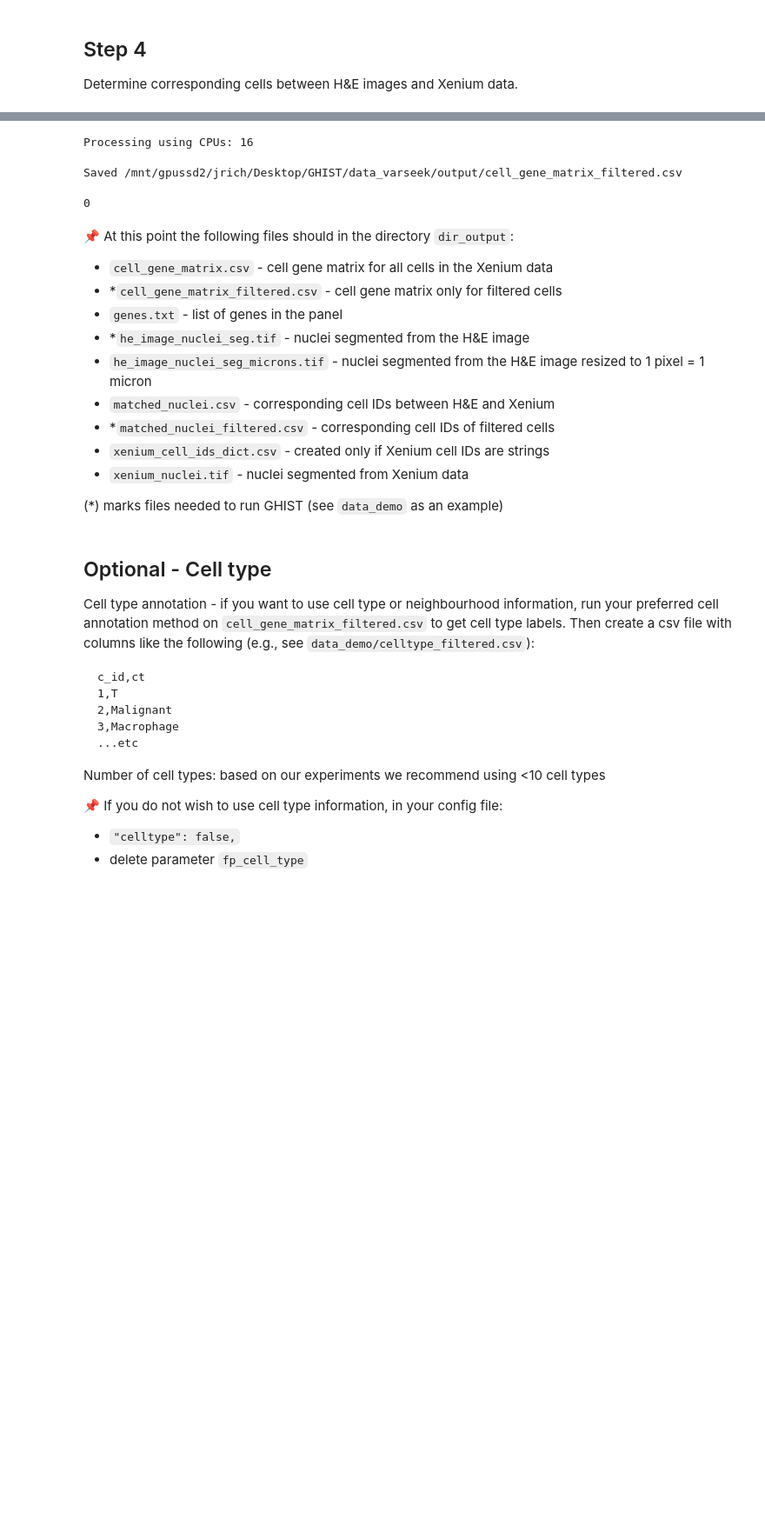
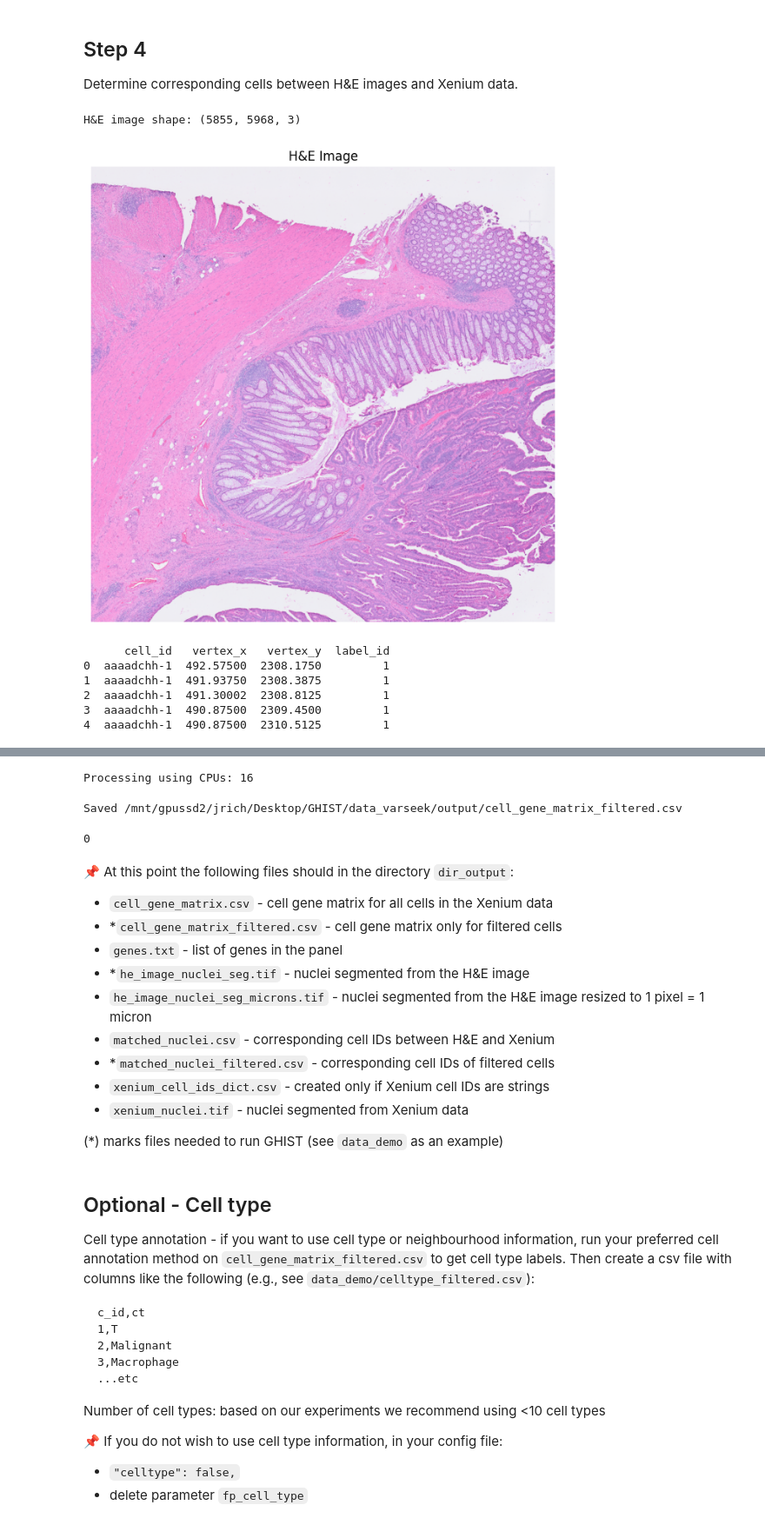
Before and after one commit to josephrich98/GHIST, a Jupyter notebook: varseek_notebooks/1_data_preprocessing.ipynb, the cells around one changed output, grey strips where cells are left out. Shown at 87% size. Drawn from its saved outputs; the diff is of its cells as text; code cells hidden in the pictures; blank space fills up the shorter version.

```diff
--- a/varseek_notebooks/1_data_preprocessing.ipynb
+++ b/varseek_notebooks/1_data_preprocessing.ipynb
@@ -261,3 +242,61 @@ CompletedProcess(args='\nsource /home/jrich/enter/etc/profile.d/conda.sh && cond
 ## Step 4
 
 Determine corresponding cells between H&E images and Xenium data.
+# %%
+import tifffile
+import matplotlib.pyplot as plt
+import pandas as pd
+
+# --------------------------
+# File paths
+# --------------------------
+fp_xenium_img = "/mnt/gpussd2/jrich/Desktop/GHIST/data_varseek/Xenium_V1_Human_Colon_Cancer_P5_CRC_Add_on_FFPE_outs/morphology.ome.tif"
+fp_he_img = "/mnt/gpussd2/jrich/Desktop/GHIST/data_varseek/Xenium_V1_Human_Colon_Cancer_P5_CRC_Add_on_FFPE_outs/he_data/he_image_100MB.tif"
+fp_nuclei = "/mnt/gpussd2/jrich/Desktop/GHIST/data_varseek/Xenium_V1_Human_Colon_Cancer_P5_CRC_Add_on_FFPE_outs/nucleus_boundaries.csv.gz"
+
+# --------------------------
+# 1️⃣ Xenium morphology image
+# --------------------------
+# xenium_img = tifffile.imread(fp_xenium_img)
+# print(f"Xenium morphology shape: {xenium_img.shape}")
+
+# plt.figure(figsize=(8, 8))
+# plt.imshow(xenium_img, cmap="gray")
+# plt.title("Xenium Morphology (DAPI)")
+# plt.axis("off")
+# plt.show()
+
+# --------------------------
+# 2️⃣ H&E image
+# --------------------------
+he_img = tifffile.imread(fp_he_img)
+print(f"H&E image shape: {he_img.shape}")
+
+plt.figure(figsize=(8, 8))
+plt.imshow(he_img)
+plt.title("H&E Image")
+plt.axis("off")
+plt.show()
+
+# --------------------------
+# 3️⃣ Nucleus boundaries
+# --------------------------
+df = pd.read_csv(fp_nuclei, nrows=900_000)
+print(df.head())
+
+plt.figure(figsize=(8, 8))
+for cid, g in df.groupby("cell_id"):
+    plt.plot(g["vertex_x"], g["vertex_y"], linewidth=0.3, alpha=0.6)
+plt.gca().invert_yaxis()  # match image coordinates
+plt.axis("equal")
+plt.title("Xenium Nucleus Boundaries")
+plt.show()
+# %% [output]
+H&E image shape: (5855, 5968, 3)
+[figure, added]
+      cell_id   vertex_x   vertex_y  label_id
+0  aaaadchh-1  492.57500  2308.1750         1
+1  aaaadchh-1  491.93750  2308.3875         1
+2  aaaadchh-1  491.30002  2308.8125         1
+3  aaaadchh-1  490.87500  2309.4500         1
+4  aaaadchh-1  490.87500  2310.5125         1
```
Also changed, not shown: parts of 11 cells of this notebook, 2 other files.
